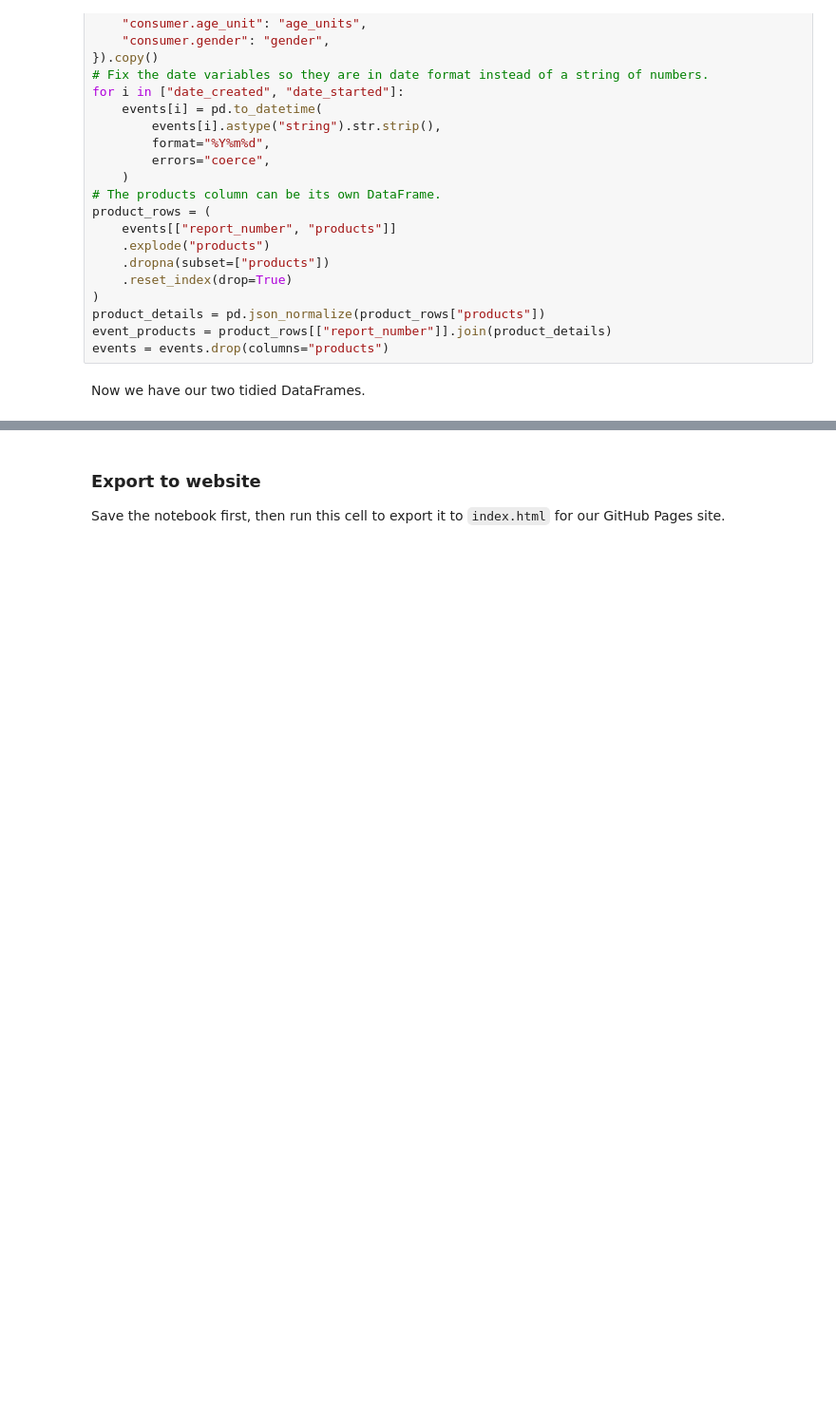
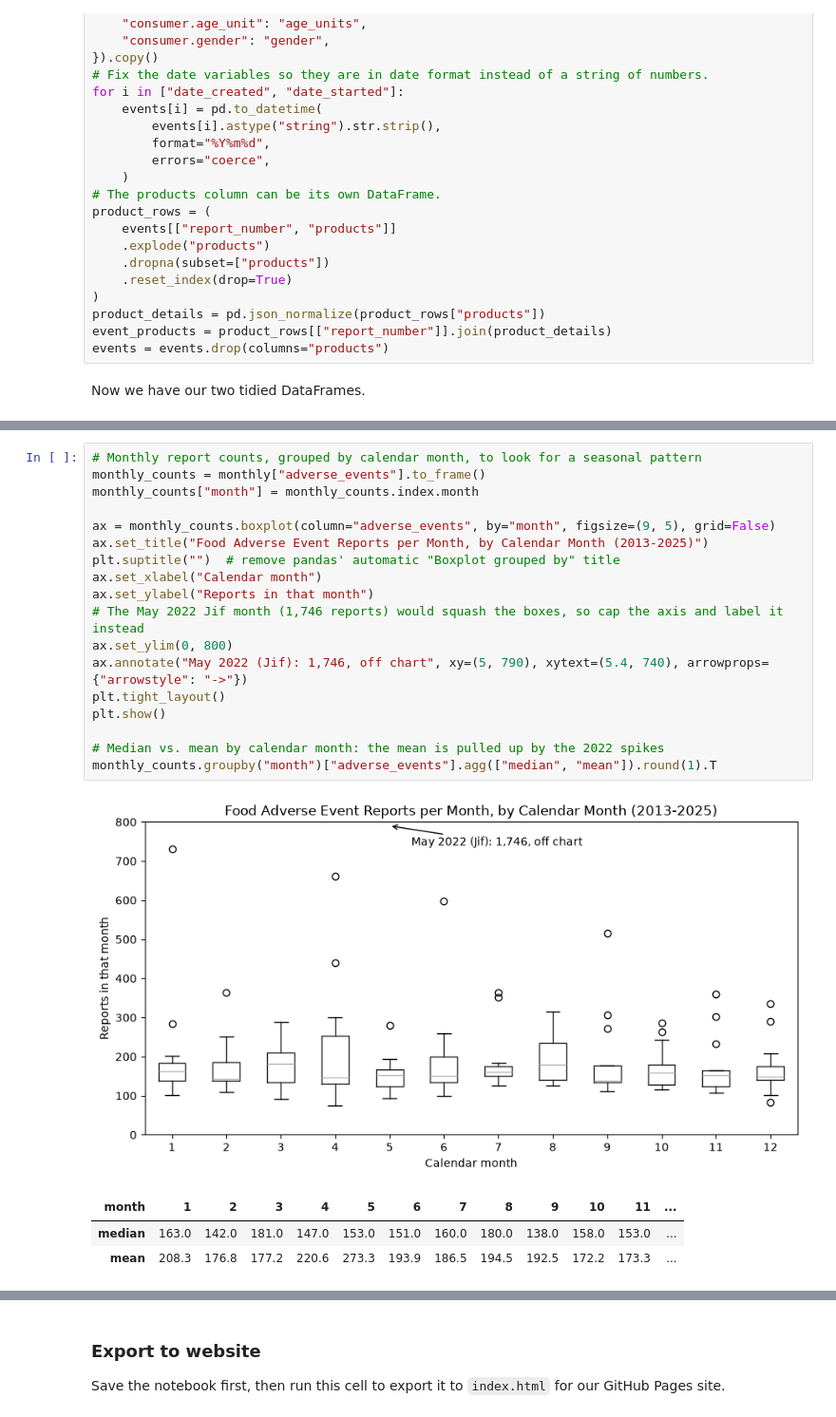
Before and after one commit to elistolte/elistolte.github.io, a Jupyter notebook: notebook.ipynb, the cells around one changed output, grey strips where cells are left out. Shown at 95% size. Cells and saved outputs as stored; diff of their text form; blank space fills up the shorter version.

```diff
--- a/notebook.ipynb
+++ b/notebook.ipynb
@@ -443,0 +614,23 @@ industry_name    object
+# %%
+# Monthly report counts, grouped by calendar month, to look for a seasonal pattern
+monthly_counts = monthly["adverse_events"].to_frame()
+monthly_counts["month"] = monthly_counts.index.month
+
+ax = monthly_counts.boxplot(column="adverse_events", by="month", figsize=(9, 5), grid=False)
+ax.set_title("Food Adverse Event Reports per Month, by Calendar Month (2013-2025)")
+plt.suptitle("")  # remove pandas' automatic "Boxplot grouped by" title
+ax.set_xlabel("Calendar month")
+ax.set_ylabel("Reports in that month")
+# The May 2022 Jif month (1,746 reports) would squash the boxes, so cap the axis and label it instead
+ax.set_ylim(0, 800)
+ax.annotate("May 2022 (Jif): 1,746, off chart", xy=(5, 790), xytext=(5.4, 740), arrowprops={"arrowstyle": "->"})
+plt.tight_layout()
+plt.show()
+
+# Median vs. mean by calendar month: the mean is pulled up by the 2022 spikes
+monthly_counts.groupby("month")["adverse_events"].agg(["median", "mean"]).round(1).T
+# %% [output]
+[figure, added]
+| month | 1 | 2 | 3 | 4 | 5 | 6 | 7 | 8 | 9 | 10 | 11 | ... |
+| median | 163.0 | 142.0 | 181.0 | 147.0 | 153.0 | 151.0 | 160.0 | 180.0 | 138.0 | 158.0 | 153.0 | ... |
+| mean | 208.3 | 176.8 | 177.2 | 220.6 | 273.3 | 193.9 | 186.5 | 194.5 | 192.5 | 172.2 | 173.3 | ... |
```
Also changed, not shown: parts of 36 cells of this notebook, 1 other file.
